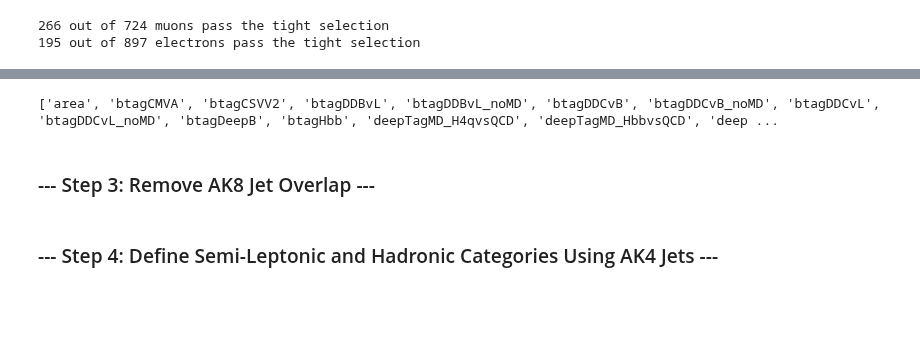
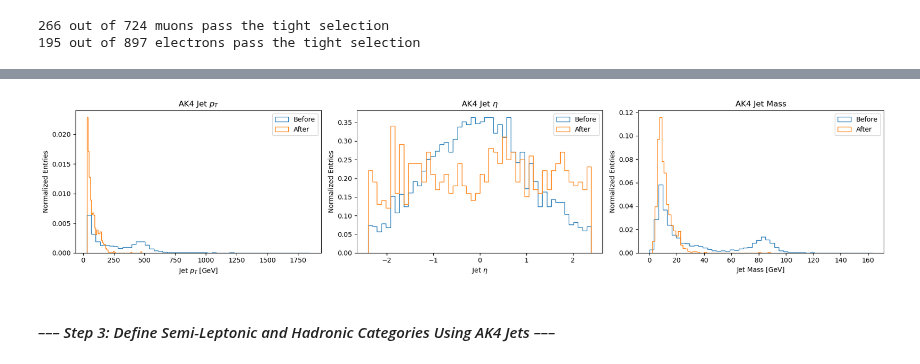
Before and after one commit to aimenobaid/polarization, a Jupyter notebook: AK4jet_analysis.ipynb, the cells around one changed output, grey strips where cells are left out. Drawn from its saved outputs; the diff is of its cells as text; code cells hidden in the pictures; blank space fills up the shorter version.

```diff
--- a/AK4jet_analysis.ipynb
+++ b/AK4jet_analysis.ipynb
@@ -206,26 +183,0 @@ IndexError: cannot slice ListArray (of length 304) with array(0): index out of r
-# %%
-# Check available FatJet fields
-print(ak.fields(events_sl.FatJet))
-# %% [output]
-['area', 'btagCMVA', 'btagCSVV2', 'btagDDBvL', 'btagDDBvL_noMD', 'btagDDCvB', 'btagDDCvB_noMD', 'btagDDCvL', 'btagDDCvL_noMD', 'btagDeepB', 'btagHbb', 'deepTagMD_H4qvsQCD', 'deepTagMD_HbbvsQCD', 'deep ...
-# %% [markdown]
-### --- Step 3: Remove AK8 Jet Overlap ---
-# %%
-# -- AK8 jets used for boosted W selection --
-ak8_jets = events_sl.FatJet[
-    (events_sl.FatJet.pt > 200) &
-    (abs(events_sl.FatJet.eta) < 2.4) &
-    (events_sl.FatJet.msoftdrop > 40)
-]
-
-# -- Build AK4–AK8 jet pairs per event --
-ak4_ak8_pairs = ak.cartesian({"ak4": ak4_jets_clean, "ak8": ak8_jets}, nested=True, axis=1)
-
-# -- Compute ΔR(AK4, AK8) --
-delta_eta = ak4_ak8_pairs["ak4"].eta - ak4_ak8_pairs["ak8"].eta
-delta_phi = (ak4_ak8_pairs["ak4"].phi - ak4_ak8_pairs["ak8"].phi + np.pi) % (2 * np.pi) - np.pi
-delta_r = np.sqrt(delta_eta**2 + delta_phi**2)
-
-# -- Keep AK4 jets with ΔR > 0.8 from all AK8 jets --
-clean_mask = ak.all(delta_r > 0.8, axis=2)  # [n_events, n_ak4]
-ak4_jets_clean = ak4_jets_clean[clean_mask]
@@ -232,3 +211,47 @@ ak4_jets_clean = ak4_jets_clean[clean_mask]
+# %%
+# Before cleaning
+pt_before = ak.flatten(ak4_jets.pt)
+eta_before = ak.flatten(ak4_jets.eta)
+mass_before = ak.flatten(ak4_jets.mass)
+
+# After cleaning
+pt_after = ak.flatten(ak4_jets_clean.pt)
+eta_after = ak.flatten(ak4_jets_clean.eta)
+mass_after = ak.flatten(ak4_jets_clean.mass)
+
+plt.figure(figsize=(18, 4))
+
+# pT
+plt.subplot(1, 3, 1)
+plt.hist(pt_before, bins=50, histtype='step', label='Before', density=True)
+plt.hist(pt_after, bins=50, histtype='step', label='After', density=True)
+plt.xlabel('Jet $p_T$ [GeV]')
+plt.ylabel('Normalized Entries')
+plt.title('AK4 Jet $p_T$')
+plt.legend()
+
+# Eta
+plt.subplot(1, 3, 2)
+plt.hist(eta_before, bins=50, histtype='step', label='Before', density=True)
+plt.hist(eta_after, bins=50, histtype='step', label='After', density=True)
+plt.xlabel('Jet $\eta$')
+plt.ylabel('Normalized Entries')
+plt.title('AK4 Jet $\eta$')
+plt.legend()
+
+# Mass
+plt.subplot(1, 3, 3)
+plt.hist(mass_before, bins=50, histtype='step', label='Before', density=True)
+plt.hist(mass_after, bins=50, histtype='step', label='After', density=True)
+plt.xlabel('Jet Mass [GeV]')
+plt.ylabel('Normalized Entries')
+plt.title('AK4 Jet Mass')
+plt.legend()
+
+plt.tight_layout()
+plt.show()
+# %% [output]
+[figure, added]
 # %% [markdown]
-### --- Step 4: Define Semi-Leptonic and Hadronic Categories Using AK4 Jets ---
+#### *––– Step 3: Define Semi-Leptonic and Hadronic Categories Using AK4 Jets –––*
 # %%
```
Also changed, not shown: parts of 25 cells of this notebook.
